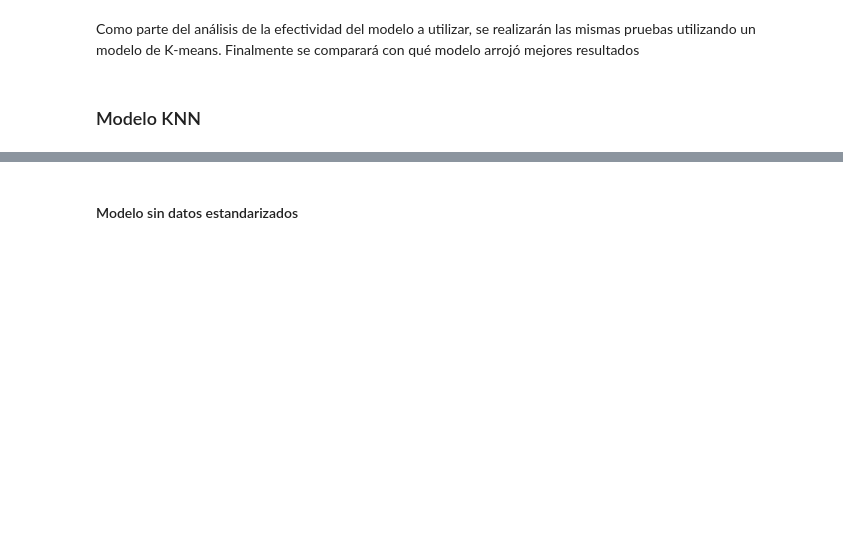
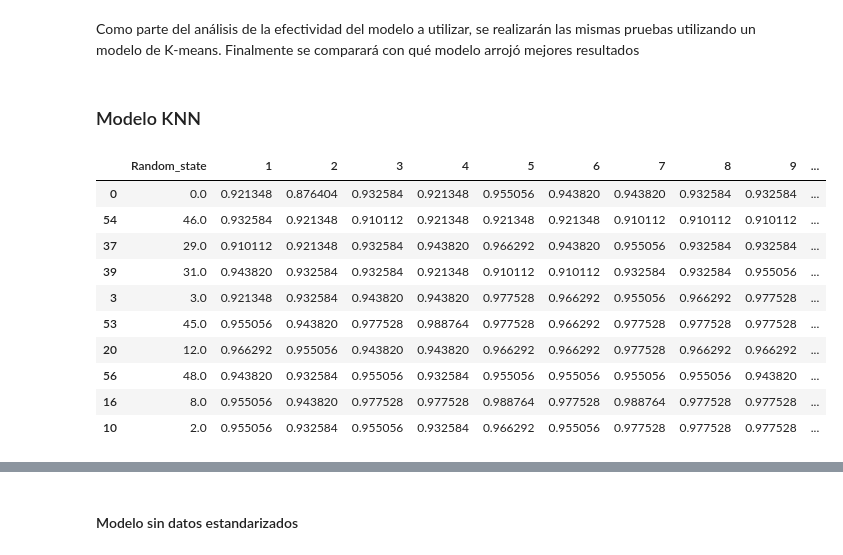
Before and after one commit to surizar2/Statistical-Learning, a Jupyter notebook: Proyecto/Proyecto Statistical 1.ipynb, the cells around one changed output, grey strips where cells are left out. Drawn from its saved outputs; the diff is of its cells as text; code cells hidden in the pictures; blank space fills up the shorter version.

```diff
--- a/Proyecto/Proyecto Statistical 1.ipynb
+++ b/Proyecto/Proyecto Statistical 1.ipynb
@@ -169,0 +274,14 @@ Como parte del análisis de la efectividad del modelo a utilizar, se realizarán
+# %%
+Accuracies.sample(10)
+# %% [output]
+|  | Random_state | 1 | 2 | 3 | 4 | 5 | 6 | 7 | 8 | 9 | ... |
+| 0 | 0.0 | 0.921348 | 0.876404 | 0.932584 | 0.921348 | 0.955056 | 0.943820 | 0.943820 | 0.932584 | 0.932584 | ... |
+| 54 | 46.0 | 0.932584 | 0.921348 | 0.910112 | 0.921348 | 0.921348 | 0.921348 | 0.910112 | 0.910112 | 0.910112 | ... |
+| 37 | 29.0 | 0.910112 | 0.921348 | 0.932584 | 0.943820 | 0.966292 | 0.943820 | 0.955056 | 0.932584 | 0.932584 | ... |
+| 39 | 31.0 | 0.943820 | 0.932584 | 0.932584 | 0.921348 | 0.910112 | 0.910112 | 0.932584 | 0.932584 | 0.955056 | ... |
+| 3 | 3.0 | 0.921348 | 0.932584 | 0.943820 | 0.943820 | 0.977528 | 0.966292 | 0.955056 | 0.966292 | 0.977528 | ... |
+| 53 | 45.0 | 0.955056 | 0.943820 | 0.977528 | 0.988764 | 0.977528 | 0.966292 | 0.977528 | 0.977528 | 0.977528 | ... |
+| 20 | 12.0 | 0.966292 | 0.955056 | 0.943820 | 0.943820 | 0.966292 | 0.966292 | 0.977528 | 0.966292 | 0.966292 | ... |
+| 56 | 48.0 | 0.943820 | 0.932584 | 0.955056 | 0.932584 | 0.955056 | 0.955056 | 0.955056 | 0.955056 | 0.943820 | ... |
+| 16 | 8.0 | 0.955056 | 0.943820 | 0.977528 | 0.977528 | 0.988764 | 0.977528 | 0.988764 | 0.977528 | 0.977528 | ... |
+| 10 | 2.0 | 0.955056 | 0.932584 | 0.955056 | 0.932584 | 0.966292 | 0.955056 | 0.977528 | 0.977528 | 0.977528 | ... |
```
Also changed, not shown: parts of 23 cells of this notebook.
